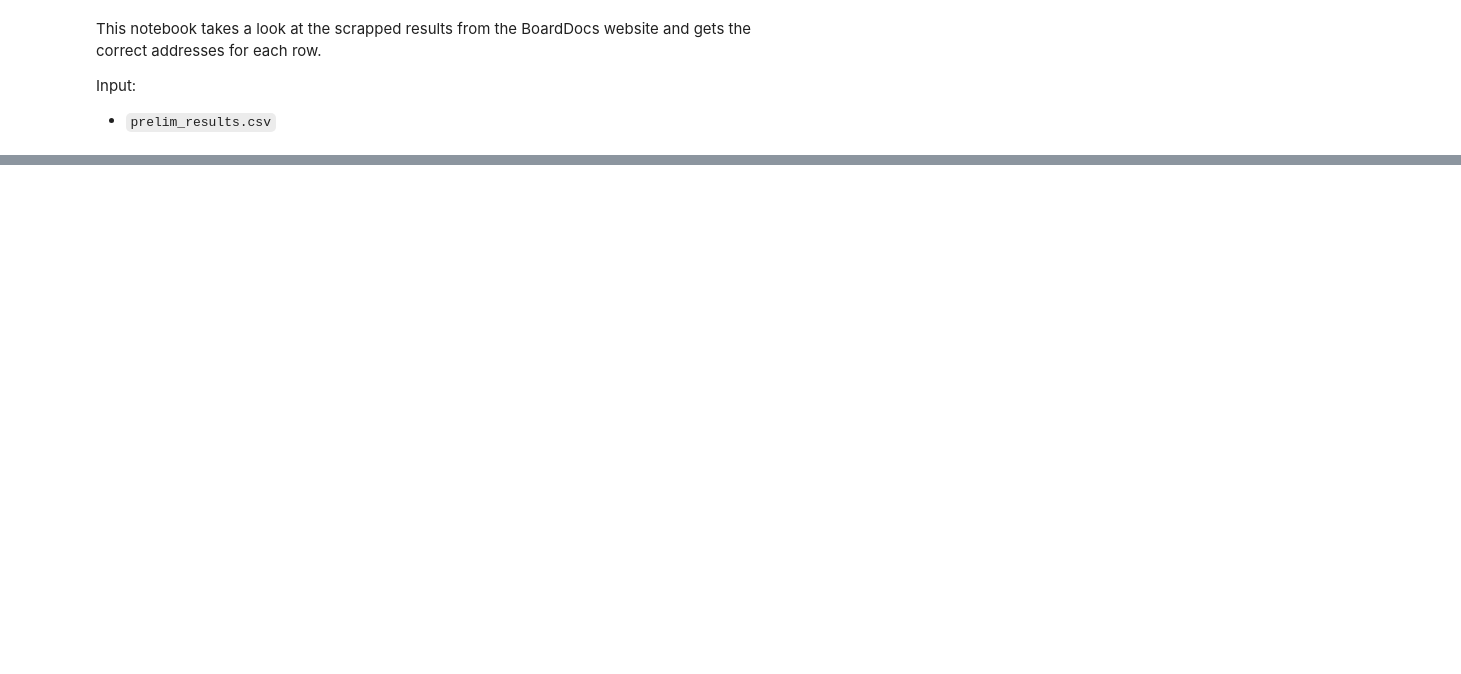
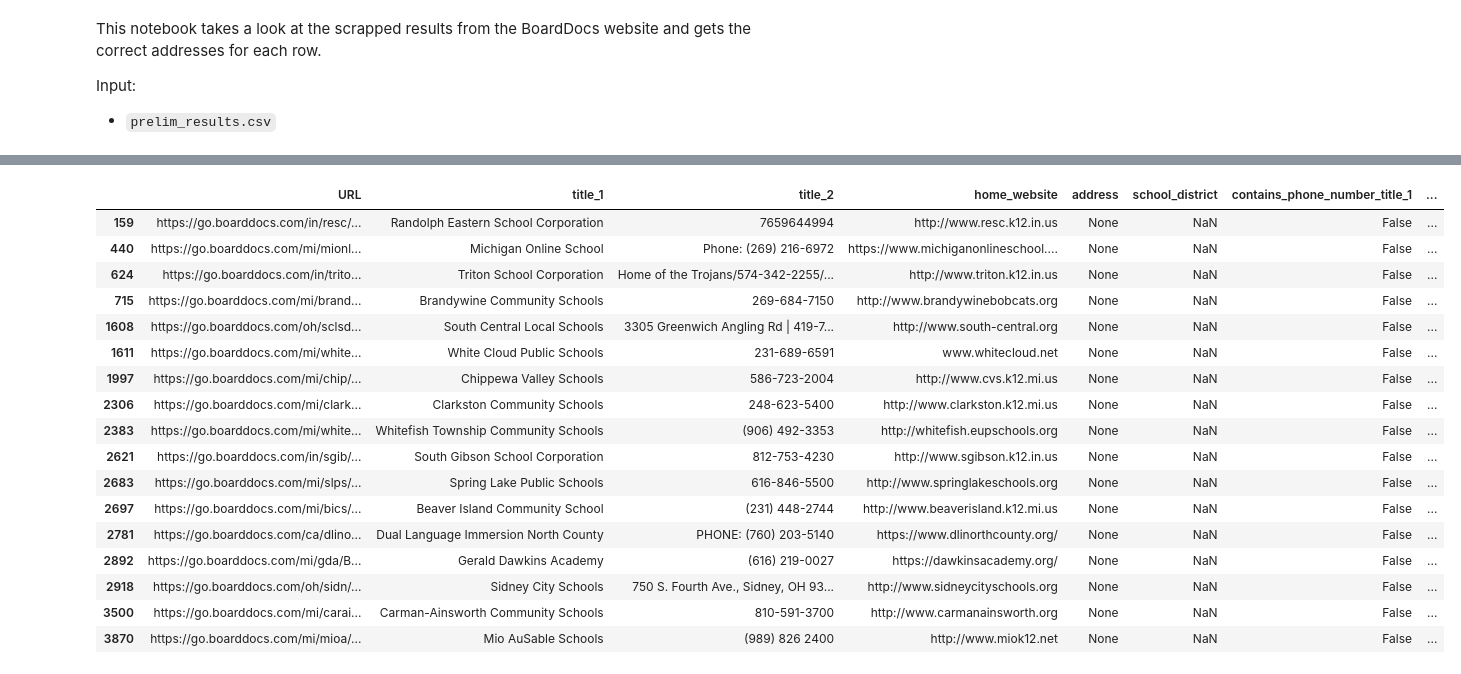
Before and after one commit to audrey-tan/cepr_boarddocs, a Jupyter notebook: deliverable1/clean_boarddocs_websites.ipynb, the cells around one changed output, grey strips where cells are left out. Saved outputs shown, nothing was run; the diff lists cells and outputs as text; code cells hidden in the pictures; blank space fills up the shorter version.

```diff
--- a/deliverable1/clean_boarddocs_websites.ipynb
+++ b/deliverable1/clean_boarddocs_websites.ipynb
@@ -398,0 +795,4 @@ Name: count, dtype: int64
+# %%
+# set them to None
+df.loc[df["title_1"].isna(), "title_1"] = None
+df.loc[df["title_2"].isna(), "title_2"] = None
@@ -398,0 +813,18 @@ Name: count, dtype: int64
+# %%
+# get those with phone numbers out
+import re
+
+# Function to check if a string contains a phone number
+def contains_phone_number(value):
+    # Regular expression for phone numbers
+    phone_pattern = re.compile(r'\(?\b\d{3}\)?[-.\s]?\d{3}[-.\s]?\d{4}\b')
+    if pd.isnull(value):
+        return False
+    return bool(phone_pattern.search(str(value)))
+
+# Apply the function to a specific column (e.g., "title_2")
+df['contains_phone_number_title_1'] = df['title_1'].apply(contains_phone_number)
+df['contains_phone_number_title_2'] = df['title_2'].apply(contains_phone_number)
+# %%
+both_col_non_na_df = df.loc[(~df["title_1"].isna()) & (~df["title_2"].isna())]
+both_col_non_na_df[both_col_non_na_df["contains_phone_number_title_1"]]
@@ -398,0 +838,27 @@ Name: count, dtype: int64
+# %%
+# all the above are address
+move_these = both_col_non_na_df[both_col_non_na_df["contains_phone_number_title_1"]]["URL"]
+df.loc[df["URL"].isin(move_these), "address"] = df[df["URL"].isin(move_these)]["title_1"]
+df.loc[df["URL"].isin(move_these), "title_1"] = None
+# %%
+both_col_non_na_df = df.loc[(~df["title_1"].isna()) & (~df["title_2"].isna())]
+both_col_non_na_df[both_col_non_na_df["contains_phone_number_title_2"]]
+# %% [output]
+|  | URL | title_1 | title_2 | home_website | address | school_district | contains_phone_number_title_1 | ... |
+| 159 | https://go.boarddocs.com/in/resc/... | Randolph Eastern School Corporation | 7659644994 | http://www.resc.k12.in.us | None | NaN | False | ... |
+| 440 | https://go.boarddocs.com/mi/mionl... | Michigan Online School | Phone: (269) 216-6972 | https://www.michiganonlineschool.... | None | NaN | False | ... |
+| 624 | https://go.boarddocs.com/in/trito... | Triton School Corporation | Home of the Trojans/574-342-2255/... | http://www.triton.k12.in.us | None | NaN | False | ... |
+| 715 | https://go.boarddocs.com/mi/brand... | Brandywine Community Schools | 269-684-7150 | http://www.brandywinebobcats.org | None | NaN | False | ... |
+| 1608 | https://go.boarddocs.com/oh/sclsd... | South Central Local Schools | 3305 Greenwich Angling Rd | 419-7... | http://www.south-central.org | None | NaN | False | ... |
+| 1611 | https://go.boarddocs.com/mi/white... | White Cloud Public Schools | 231-689-6591 | www.whitecloud.net | None | NaN | False | ... |
+| 1997 | https://go.boarddocs.com/mi/chip/... | Chippewa Valley Schools | 586-723-2004 | http://www.cvs.k12.mi.us | None | NaN | False | ... |
+| 2306 | https://go.boarddocs.com/mi/clark... | Clarkston Community Schools | 248-623-5400 | http://www.clarkston.k12.mi.us | None | NaN | False | ... |
+| 2383 | https://go.boarddocs.com/mi/white... | Whitefish Township Community Schools | (906) 492-3353 | http://whitefish.eupschools.org | None | NaN | False | ... |
+| 2621 | https://go.boarddocs.com/in/sgib/... | South Gibson School Corporation | 812-753-4230 | http://www.sgibson.k12.in.us | None | NaN | False | ... |
+| 2683 | https://go.boarddocs.com/mi/slps/... | Spring Lake Public Schools | 616-846-5500 | http://www.springlakeschools.org | None | NaN | False | ... |
+| 2697 | https://go.boarddocs.com/mi/bics/... | Beaver Island Community School | (231) 448-2744 | http://www.beaverisland.k12.mi.us | None | NaN | False | ... |
+| 2781 | https://go.boarddocs.com/ca/dlino... | Dual Language Immersion North County | PHONE: (760) 203-5140 | https://www.dlinorthcounty.org/ | None | NaN | False | ... |
+| 2892 | https://go.boarddocs.com/mi/gda/B... | Gerald Dawkins Academy | (616) 219-0027 | https://dawkinsacademy.org/ | None | NaN | False | ... |
+| 2918 | https://go.boarddocs.com/oh/sidn/... | Sidney City Schools | 750 S. Fourth Ave., Sidney, OH 93... | http://www.sidneycityschools.org | None | NaN | False | ... |
+| 3500 | https://go.boarddocs.com/mi/carai... | Carman-Ainsworth Community Schools | 810-591-3700 | http://www.carmanainsworth.org | None | NaN | False | ... |
+| 3870 | https://go.boarddocs.com/mi/mioa/... | Mio AuSable Schools | (989) 826 2400 | http://www.miok12.net | None | NaN | False | ... |
```
Also changed, not shown: parts of 195 cells of this notebook, 17 other files.
